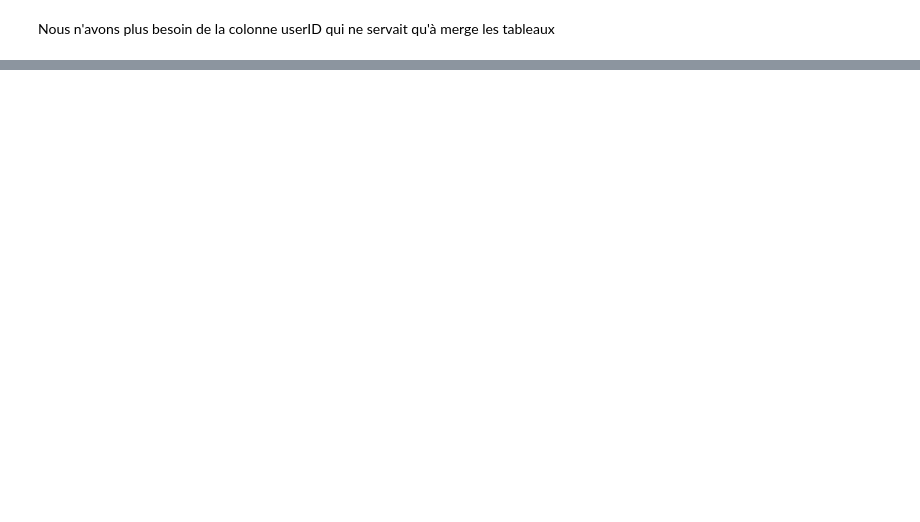
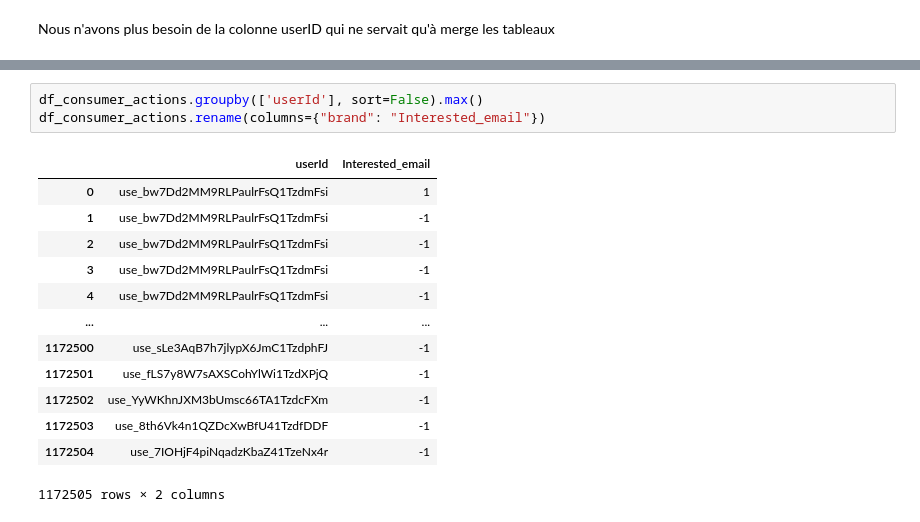
Before and after one commit to Garfield1002/ST4, a Jupyter notebook: cleanData_testpaul.ipynb, the cells around one changed output, grey strips where cells are left out. Cells and saved outputs as stored; diff of their text form; blank space fills up the shorter version.

```diff
--- a/cleanData_testpaul.ipynb
+++ b/cleanData_testpaul.ipynb
@@ -275,3 +336,20 @@ df =  df.drop(columns=['userId'])
+# %%
+df_consumer_actions.groupby(['userId'], sort=False).max()
+df_consumer_actions.rename(columns={"brand": "Interested_email"})
+# %% [output]
+|  | userId | Interested_email |
+| 0 | use_bw7Dd2MM9RLPaulrFsQ1TzdmFsi | 1 |
+| 1 | use_bw7Dd2MM9RLPaulrFsQ1TzdmFsi | -1 |
+| 2 | use_bw7Dd2MM9RLPaulrFsQ1TzdmFsi | -1 |
+| 3 | use_bw7Dd2MM9RLPaulrFsQ1TzdmFsi | -1 |
+| 4 | use_bw7Dd2MM9RLPaulrFsQ1TzdmFsi | -1 |
+| ... | ... | ... |
+| 1172500 | use_sLe3AqB7h7jlypX6JmC1TzdphFJ | -1 |
+| 1172501 | use_fLS7y8W7sAXSCohYlWi1TzdXPjQ | -1 |
+| 1172502 | use_YyWKhnJXM3bUmsc66TA1TzdcFXm | -1 |
+| 1172503 | use_8th6Vk4n1QZDcXwBfU41TzdfDDF | -1 |
+| 1172504 | use_7IOHjF4piNqadzKbaZ41TzeNx4r | -1 |
+1172505 rows × 2 columns
 # %%
 df
 # %% [output]
```
Also changed, not shown: parts of 14 cells of this notebook, 2 other files.
